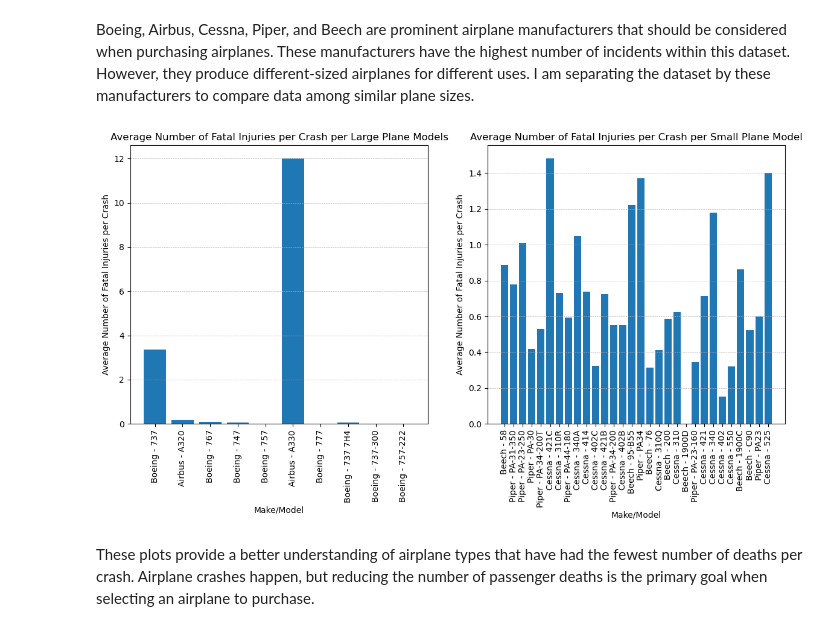
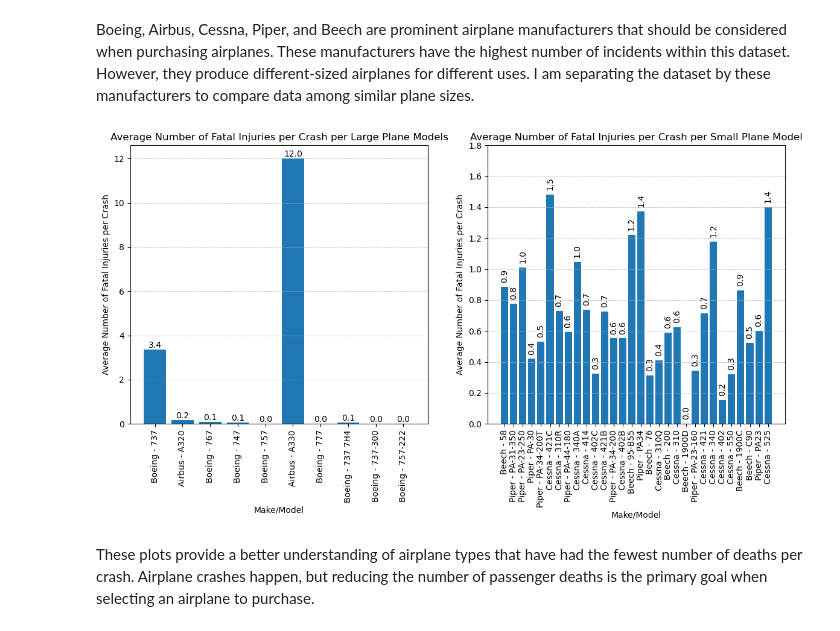
Before and after one commit to mkearns17/Aviation_Accidents_Project, a Jupyter notebook: Aviation_Phase1_Project.ipynb, the cells around one changed output. Drawn from its saved outputs; the diff is of its cells as text; code cells hidden in the pictures.

Commit message:
Updated Plots

```diff
--- a/Aviation_Phase1_Project.ipynb
+++ b/Aviation_Phase1_Project.ipynb
@@ -209,32 +209,33 @@ top_small_planes_injuries = small_planes_injuries.sort_values('Total Number of I
 # %%
 #Plot average number of fatal injuries for large and small planes
 fig, ax = plt.subplots(nrows = 1, ncols=2, figsize=(14,6))
 
 x1 = top_large_planes_injuries.index
 x2 = top_small_planes_injuries.index
 h1 = top_large_planes_injuries['Total Fatal Injuries']
 h2 = top_small_planes_injuries['Total Fatal Injuries']
 
-ax[0].bar(x = x1, height = h1)
+plot_1=ax[0].bar(x = x1, height = h1)
 ax[0].set_xlabel('Make/Model')
 ax[0].set_ylabel('Average Number of Fatal Injuries per Crash')
 ax[0].set_title ('Average Number of Fatal Injuries per Crash per Large Plane Models')
 ax[0].tick_params(axis='x', labelrotation=90)
 ax[0].grid(visible = True, which = 'both', axis = "y",linestyle='--', linewidth=0.5)
-#ax[0].bar_label(ax.containers[0],fmt='%.1f');
+ax[0].bar_label(plot_1,fmt='%.1f')
 
-ax[1].bar(x = x2, height = h2)
+plot_2 = ax[1].bar(x = x2, height = h2)
 ax[1].set_xlabel('Make/Model')
 ax[1].set_ylabel('Average Number of Fatal Injuries per Crash')
 ax[1].set_title('Average Number of Fatal Injuries per Crash per Small Plane Model')
 ax[1].tick_params(axis='x', labelrotation=90)
 ax[1].grid(visible = True, which = 'both', axis = "y",linestyle='--', linewidth=0.5)
-#ax[1].bar_label(ax.containers[0],fmt='%.1f');
+ax[1].bar_label(plot_2,fmt='%.1f',rotation = 90, padding = 5)
+ax[1].set_ylim([0,1.8])
 
 plt.savefig("./images/Avg_fatal_injuries_makemodel.png", dpi=150, bbox_inches = 'tight')
 plt.show()
 # %% [output]
-[figure, old version]
+[figure, new version]
 # %% [markdown]
 These plots provide a better understanding of airplane types that have had the fewest number of deaths per crash. Airplane crashes happen, but reducing the number of passenger deaths is the primary goal when selecting an airplane to purchase.
 # %%
```
Also changed, not shown: parts of 1 cell of this notebook, 2 other files.
